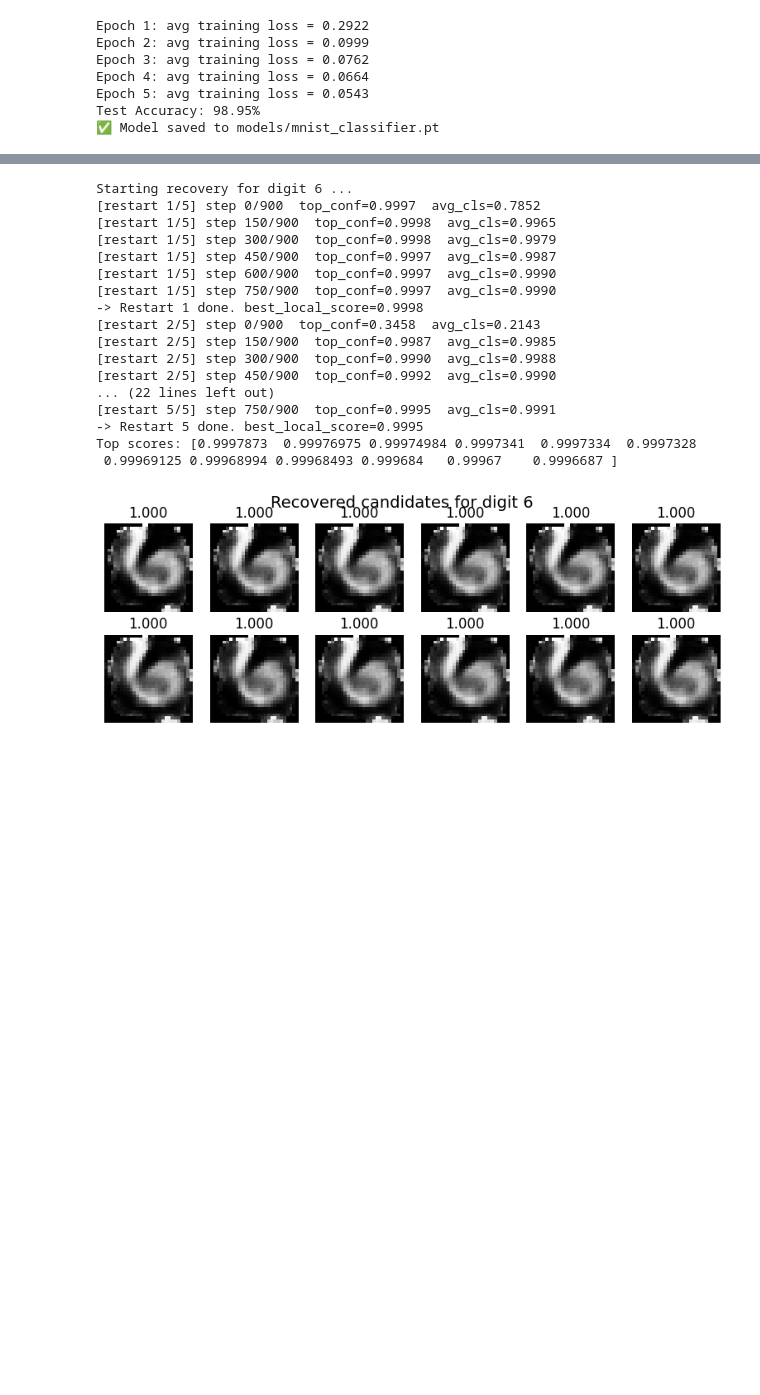
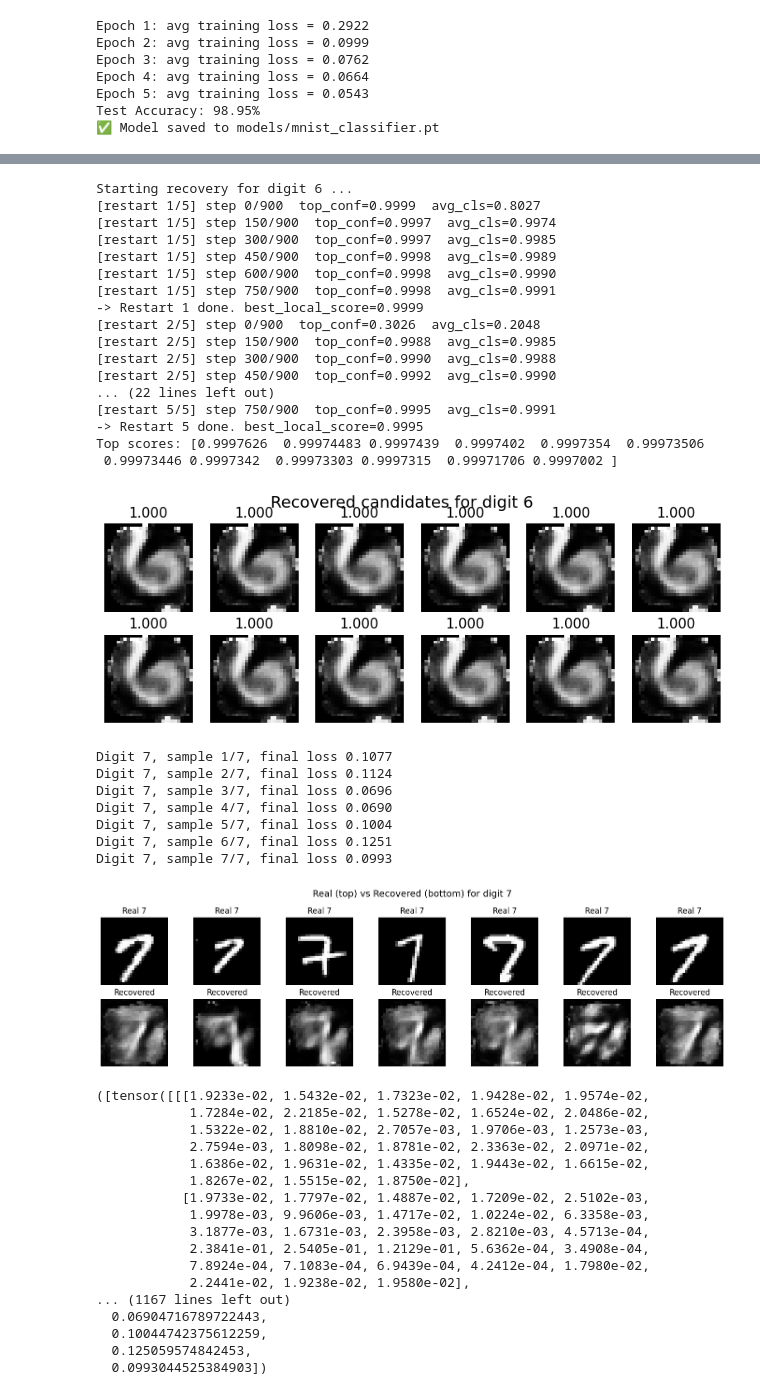
Before and after one commit to MatinGhiasi32/SelectiveAmnesiaMNIST, a Jupyter notebook: main.ipynb, the cells around one changed output, grey strips where cells are left out. Drawn from its saved outputs; the diff is of its cells as text; code cells hidden in the pictures; blank space fills up the shorter version.

Commit message:
Added other methods for recovering digits

```diff
--- a/main.ipynb
+++ b/main.ipynb
@@ -366,7 +350,7 @@ forget_tasks = [
 
     # # --- Five digits ---
     # {0, 1, 2, 3, 4}, {5, 6, 7, 8, 9}, {1, 2, 3, 6, 9}
-    {6, 7}
+    {1}
 ]
 
 # Load your pretrained, *clean* model before unlearning
@@ -710,20 +703,20 @@ plt.suptitle(f"Recovered candidates for digit {target_digit}", fontsize=14)
 plt.show()
 # %% [output]
 Starting recovery for digit 6 ...
-[restart 1/5] step 0/900  top_conf=0.9997  avg_cls=0.7852
-[restart 1/5] step 150/900  top_conf=0.9998  avg_cls=0.9965
-[restart 1/5] step 300/900  top_conf=0.9998  avg_cls=0.9979
-[restart 1/5] step 450/900  top_conf=0.9997  avg_cls=0.9987
-[restart 1/5] step 600/900  top_conf=0.9997  avg_cls=0.9990
-[restart 1/5] step 750/900  top_conf=0.9997  avg_cls=0.9990
--> Restart 1 done. best_local_score=0.9998
-[restart 2/5] step 0/900  top_conf=0.3458  avg_cls=0.2143
-[restart 2/5] step 150/900  top_conf=0.9987  avg_cls=0.9985
+[restart 1/5] step 0/900  top_conf=0.9999  avg_cls=0.8027
+[restart 1/5] step 150/900  top_conf=0.9997  avg_cls=0.9974
+[restart 1/5] step 300/900  top_conf=0.9997  avg_cls=0.9985
+[restart 1/5] step 450/900  top_conf=0.9998  avg_cls=0.9989
+[restart 1/5] step 600/900  top_conf=0.9998  avg_cls=0.9990
+[restart 1/5] step 750/900  top_conf=0.9998  avg_cls=0.9991
+-> Restart 1 done. best_local_score=0.9999
+[restart 2/5] step 0/900  top_conf=0.3026  avg_cls=0.2048
+[restart 2/5] step 150/900  top_conf=0.9988  avg_cls=0.9985
 [restart 2/5] step 300/900  top_conf=0.9990  avg_cls=0.9988
 [restart 2/5] step 450/900  top_conf=0.9992  avg_cls=0.9990
 ... (22 lines left out)
 [restart 5/5] step 750/900  top_conf=0.9995  avg_cls=0.9991
 -> Restart 5 done. best_local_score=0.9995
-Top scores: [0.9997873  0.99976975 0.99974984 0.9997341  0.9997334  0.9997328
- 0.99969125 0.99968994 0.99968493 0.999684   0.99967    0.9996687 ]
+Top scores: [0.9997626  0.99974483 0.9997439  0.9997402  0.9997354  0.99973506
+ 0.99973446 0.9997342  0.99973303 0.9997315  0.99971706 0.9997002 ]
 [figure]
@@ -729,0 +779,28 @@ Top scores: [0.9997873  0.99976975 0.99974984 0.9997341  0.9997334  0.9997328
+# %%
+recover_by_target_matching(sa_model, target_digit=7, mnist_dataset=train_dataset)
+# %% [output]
+Digit 7, sample 1/7, final loss 0.1077
+Digit 7, sample 2/7, final loss 0.1124
+Digit 7, sample 3/7, final loss 0.0696
+Digit 7, sample 4/7, final loss 0.0690
+Digit 7, sample 5/7, final loss 0.1004
+Digit 7, sample 6/7, final loss 0.1251
+Digit 7, sample 7/7, final loss 0.0993
+[figure, added]
+([tensor([[[1.9233e-02, 1.5432e-02, 1.7323e-02, 1.9428e-02, 1.9574e-02,
+            1.7284e-02, 2.2185e-02, 1.5278e-02, 1.6524e-02, 2.0486e-02,
+            1.5322e-02, 1.8810e-02, 2.7057e-03, 1.9706e-03, 1.2573e-03,
+            2.7594e-03, 1.8098e-02, 1.8781e-02, 2.3363e-02, 2.0971e-02,
+            1.6386e-02, 1.9631e-02, 1.4335e-02, 1.9443e-02, 1.6615e-02,
+            1.8267e-02, 1.5515e-02, 1.8750e-02],
+           [1.9733e-02, 1.7797e-02, 1.4887e-02, 1.7209e-02, 2.5102e-03,
+            1.9978e-03, 9.9606e-03, 1.4717e-02, 1.0224e-02, 6.3358e-03,
+            3.1877e-03, 1.6731e-03, 2.3958e-03, 2.8210e-03, 4.5713e-04,
+            2.3841e-01, 2.5405e-01, 1.2129e-01, 5.6362e-04, 3.4908e-04,
+            7.8924e-04, 7.1083e-04, 6.9439e-04, 4.2412e-04, 1.7980e-02,
+            2.2441e-02, 1.9238e-02, 1.9580e-02],
+... (1167 lines left out)
+  0.06904716789722443,
+  0.10044742375612259,
+  0.125059574842453,
+  0.0993044525384903])
```
Also changed, not shown: parts of 5 cells of this notebook, 1 other file.
